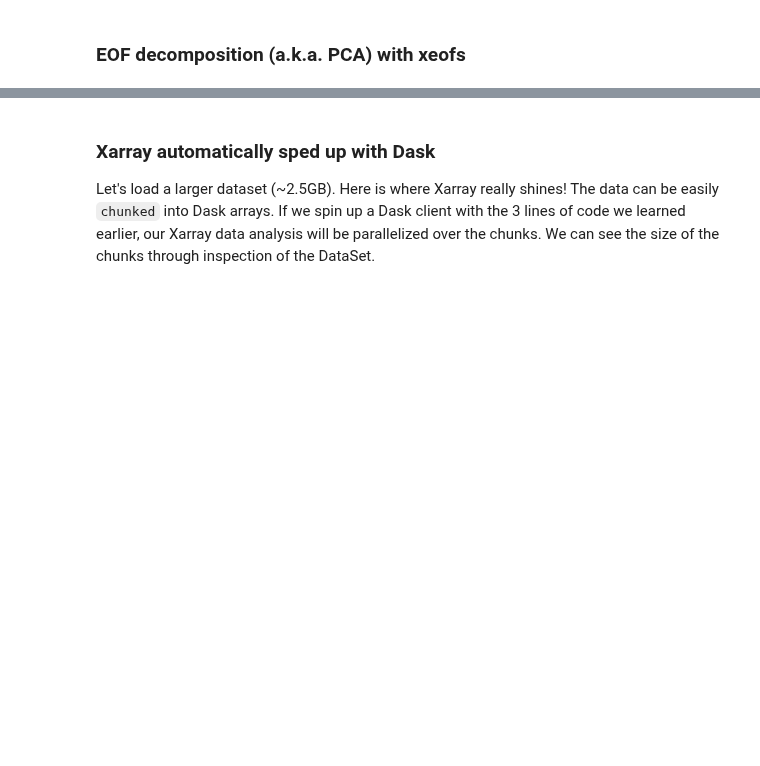
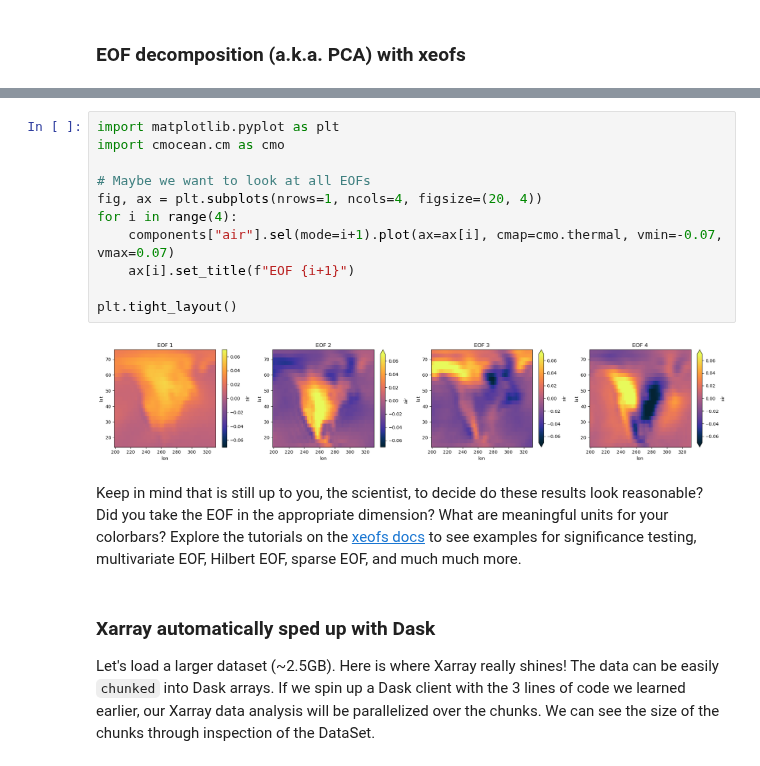
Before and after one commit to eldavenport/SIO-PythonEarthScience, a Jupyter notebook: docs/in_workshop/python_earth_science/xarray.ipynb, the cells around one changed output, grey strips where cells are left out. Saved outputs shown, nothing was run; the diff lists cells and outputs as text; blank space fills up the shorter version.

```diff
--- a/docs/in_workshop/python_earth_science/xarray.ipynb
+++ b/docs/in_workshop/python_earth_science/xarray.ipynb
@@ -331,3 +466,18 @@ Xarray will not blindly combine variables of the same size when it knows they ar
+# %%
+import matplotlib.pyplot as plt
+import cmocean.cm as cmo
+
+# Maybe we want to look at all EOFs
+fig, ax = plt.subplots(nrows=1, ncols=4, figsize=(20, 4))
+for i in range(4):
+    components["air"].sel(mode=i+1).plot(ax=ax[i], cmap=cmo.thermal, vmin=-0.07, vmax=0.07)
+    ax[i].set_title(f"EOF {i+1}")
+
+plt.tight_layout()
+# %% [output]
+[figure, added]
+# %% [markdown]
+Keep in mind that is still up to you, the scientist, to decide do these results look reasonable? Did you take the EOF in the appropriate dimension? What are meaningful units for your colorbars? Explore the tutorials on the [xeofs docs](https://xeofs.readthedocs.io/en/latest/content/user_guide/auto_examples/index.html) to see examples for significance testing, multivariate EOF, Hilbert EOF, sparse EOF, and much much more.
 # %% [markdown]
 ### Xarray automatically sped up with Dask
 
```
Also changed, not shown: parts of 11 cells of this notebook, 1 other file.
